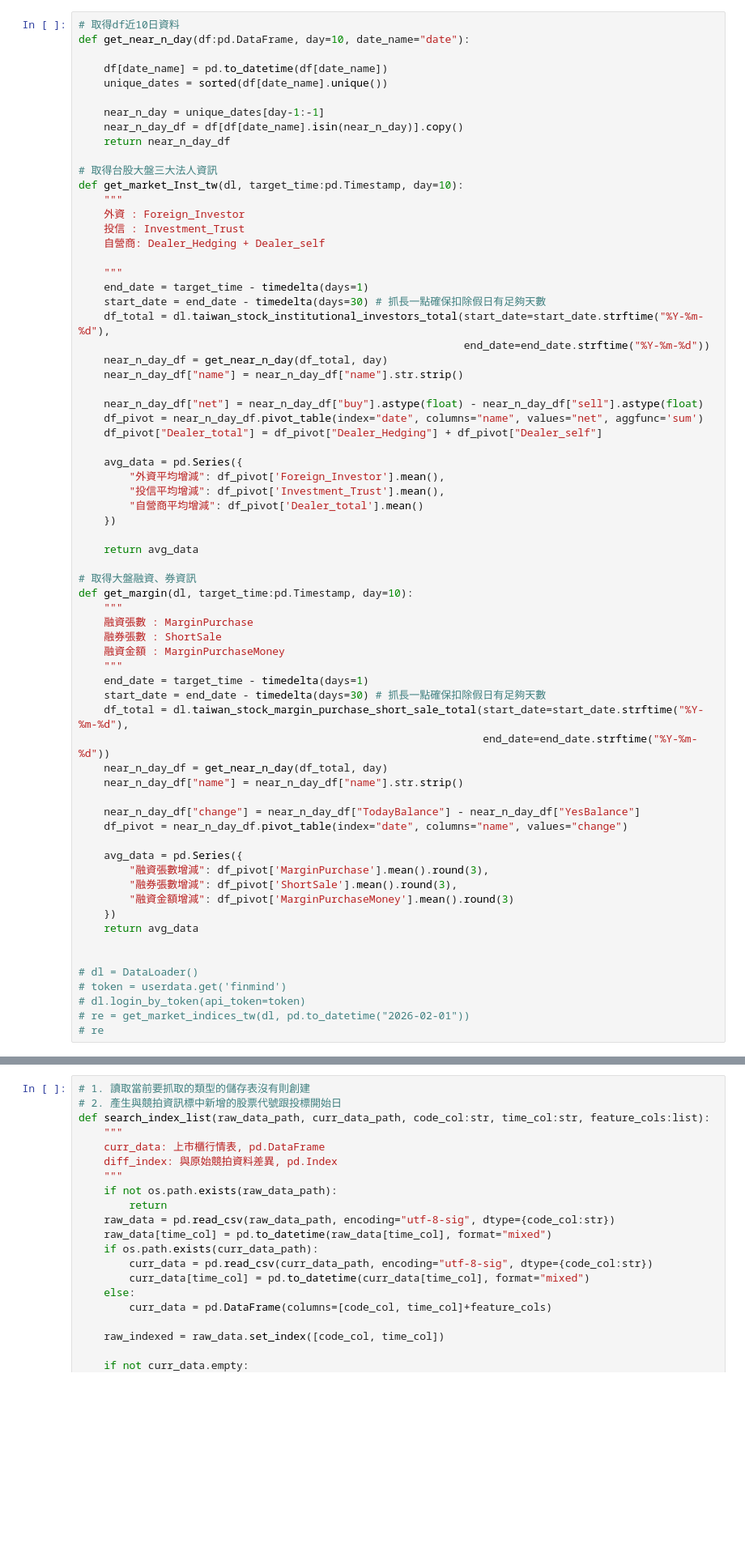
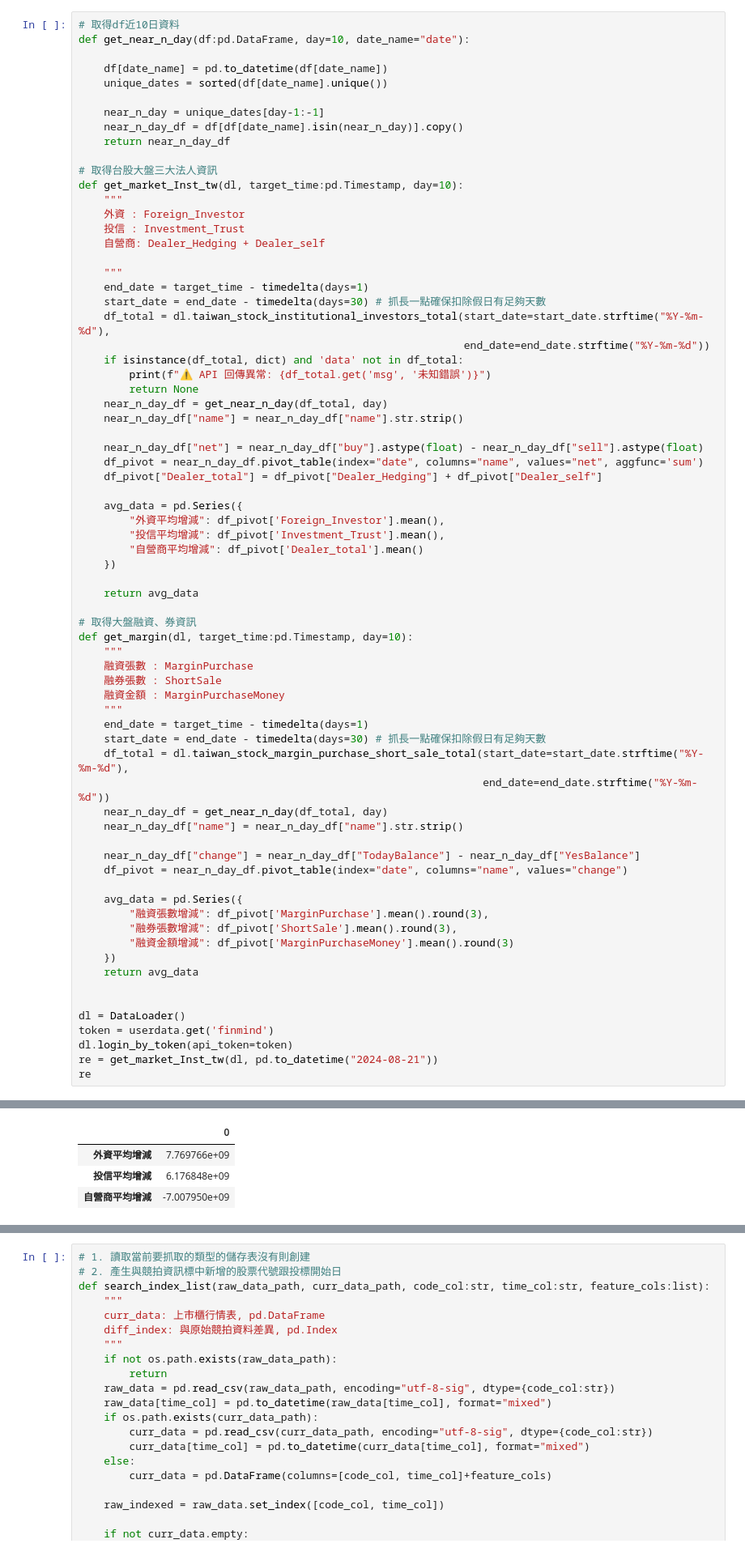
Before and after one commit to njr-tothemoon/the-one, a Jupyter notebook: 興櫃資料爬蟲_上市櫃行情.ipynb, the cells around one changed output, grey strips where cells are left out. Shown at 81% size. Drawn from its saved outputs; the diff is of its cells as text; blank space fills up the shorter version.

```diff
--- a/興櫃資料爬蟲_上市櫃行情.ipynb
+++ b/興櫃資料爬蟲_上市櫃行情.ipynb
@@ -40,6 +42,9 @@ def get_market_Inst_tw(dl, target_time:pd.Timestamp, day=10):
     start_date = end_date - timedelta(days=30) # 抓長一點確保扣除假日有足夠天數
     df_total = dl.taiwan_stock_institutional_investors_total(start_date=start_date.strftime("%Y-%m-%d"),
                                                              end_date=end_date.strftime("%Y-%m-%d"))
+    if isinstance(df_total, dict) and 'data' not in df_total:
+        print(f"⚠️ API 回傳異常: {df_total.get('msg', '未知錯誤')}")
+        return None
     near_n_day_df = get_near_n_day(df_total, day)
     near_n_day_df["name"] = near_n_day_df["name"].str.strip()
 
@@ -80,8 +85,9 @@ def get_margin(dl, target_time:pd.Timestamp, day=10):
     return avg_data
 
 
-# dl = DataLoader()
-# token = userdata.get('finmind')
-# dl.login_by_token(api_token=token)
-# re = get_market_indices_tw(dl, pd.to_datetime("2026-02-01"))
-# re
+dl = DataLoader()
+token = userdata.get('finmind')
+dl.login_by_token(api_token=token)
+re = get_market_Inst_tw(dl, pd.to_datetime("2024-08-21"))
+re
+# %% [output]
@@ -87,0 +97,4 @@ def get_margin(dl, target_time:pd.Timestamp, day=10):
+|  | 0 |
+| 外資平均增減 | 7.769766e+09 |
+| 投信平均增減 | 6.176848e+09 |
+| 自營商平均增減 | -7.007950e+09 |
```
Also changed, not shown: parts of 5 cells of this notebook.
